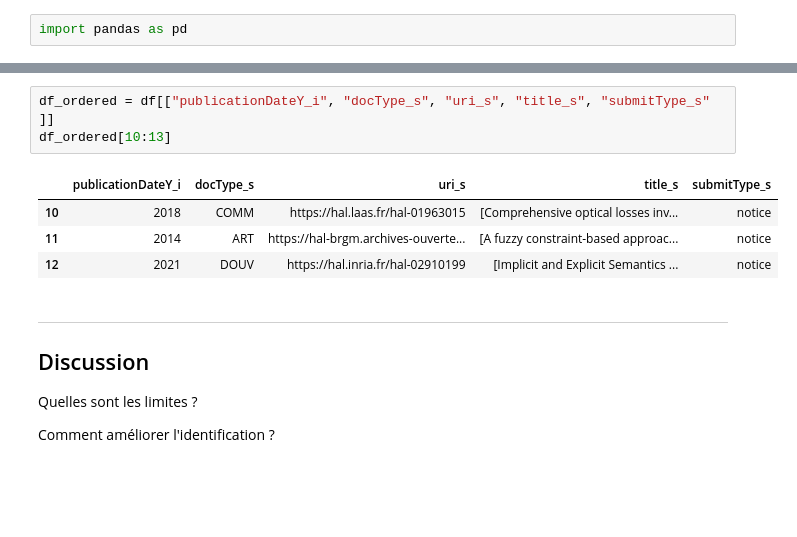
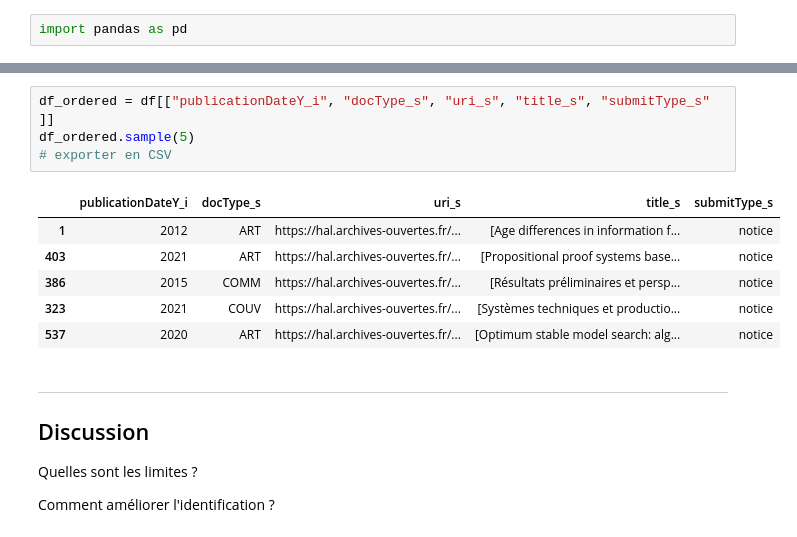
Before and after one commit to ml4rrieu/py_so, a Jupyter notebook: demo/pub_projet_research_hal_no_oa.ipynb, the cells around one changed output, grey strips where cells are left out. Drawn from its saved outputs; the diff is of its cells as text; blank space fills up the shorter version.

```diff
--- a/demo/pub_projet_research_hal_no_oa.ipynb
+++ b/demo/pub_projet_research_hal_no_oa.ipynb
@@ -76,11 +58,14 @@ df[:3]
 # %%
 df_ordered = df[["publicationDateY_i", "docType_s", "uri_s", "title_s", "submitType_s" ]]
-df_ordered[10:13]
+df_ordered.sample(5)
+# exporter en CSV
 # %% [output]
 |  | publicationDateY_i | docType_s | uri_s | title_s | submitType_s |
-| 10 | 2018 | COMM | https://hal.laas.fr/hal-01963015 | [Comprehensive optical losses inv... | notice |
-| 11 | 2014 | ART | https://hal-brgm.archives-ouverte... | [A fuzzy constraint-based approac... | notice |
-| 12 | 2021 | DOUV | https://hal.inria.fr/hal-02910199 | [Implicit and Explicit Semantics ... | notice |
+| 1 | 2012 | ART | https://hal.archives-ouvertes.fr/... | [Age differences in information f... | notice |
+| 403 | 2021 | ART | https://hal.archives-ouvertes.fr/... | [Propositional proof systems base... | notice |
+| 386 | 2015 | COMM | https://hal.archives-ouvertes.fr/... | [Résultats préliminaires et persp... | notice |
+| 323 | 2021 | COUV | https://hal.archives-ouvertes.fr/... | [Systèmes techniques et productio... | notice |
+| 537 | 2020 | ART | https://hal.archives-ouvertes.fr/... | [Optimum stable model search: alg... | notice |
 # %% [markdown]
 ----
 
```
Also changed, not shown: parts of 5 cells of this notebook, 3 other files.
